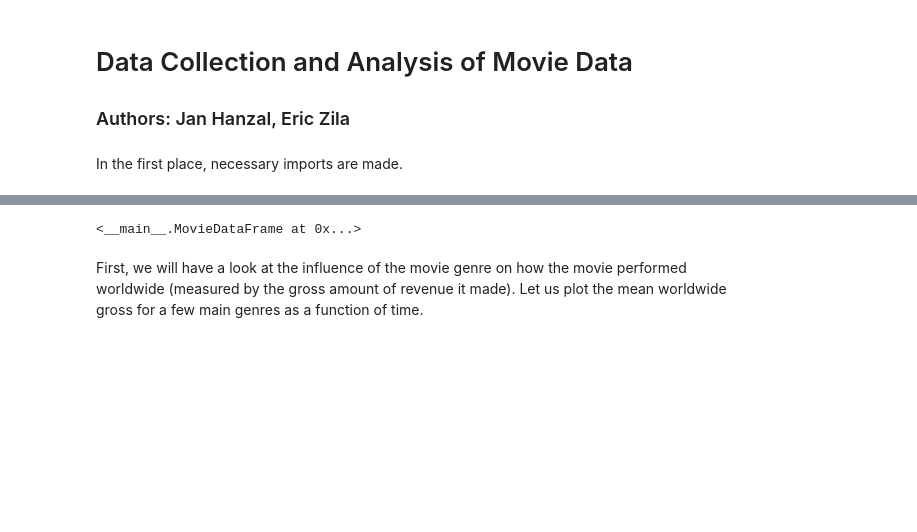
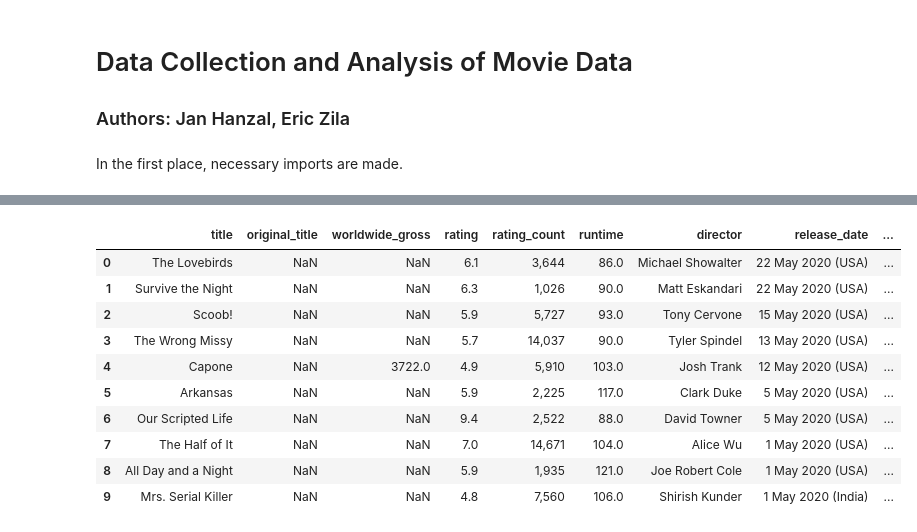
Before and after one commit to zilaeric/dpp-project, a Jupyter notebook: project.ipynb, the cells around one changed output, grey strips where cells are left out. Cells and saved outputs as stored; diff of their text form; code cells hidden in the pictures; blank space fills up the shorter version.

```diff
--- a/project.ipynb
+++ b/project.ipynb
@@ -597,7 +664,15 @@ df = pd.read_csv(r'data/data.csv')
 # %%
-df_obj = MovieDataFrame(csv_path='data/data.csv')
-df_obj.convert_columns()
+mdf = MovieDataFrame(csv_path=r'data/data.csv')
+mdf.df.iloc[0:10,:]
 # %% [output]
-<__main__.MovieDataFrame at 0x...>
+|  | title | original_title | worldwide_gross | rating | rating_count | runtime | director | release_date | ... |
+| 0 | The Lovebirds | NaN | NaN | 6.1 | 3,644 | 86.0 | Michael Showalter | 22 May 2020 (USA) | ... |
+| 1 | Survive the Night | NaN | NaN | 6.3 | 1,026 | 90.0 | Matt Eskandari | 22 May 2020 (USA) | ... |
+| 2 | Scoob! | NaN | NaN | 5.9 | 5,727 | 93.0 | Tony Cervone | 15 May 2020 (USA) | ... |
+| 3 | The Wrong Missy | NaN | NaN | 5.7 | 14,037 | 90.0 | Tyler Spindel | 13 May 2020 (USA) | ... |
+| 4 | Capone | NaN | 3722.0 | 4.9 | 5,910 | 103.0 | Josh Trank | 12 May 2020 (USA) | ... |
+| 5 | Arkansas | NaN | NaN | 5.9 | 2,225 | 117.0 | Clark Duke | 5 May 2020 (USA) | ... |
+| 6 | Our Scripted Life | NaN | NaN | 9.4 | 2,522 | 88.0 | David Towner | 5 May 2020 (USA) | ... |
+| 7 | The Half of It | NaN | NaN | 7.0 | 14,671 | 104.0 | Alice Wu | 1 May 2020 (USA) | ... |
+| 8 | All Day and a Night | NaN | NaN | 5.9 | 1,935 | 121.0 | Joe Robert Cole | 1 May 2020 (USA) | ... |
+| 9 | Mrs. Serial Killer | NaN | NaN | 4.8 | 7,560 | 106.0 | Shirish Kunder | 1 May 2020 (India) | ... |
-# %% [markdown]
-First, we will have a look at the influence of the movie genre on how the movie performed worldwide (measured by the gross amount of revenue it made). Let us plot the mean worldwide gross for a few main genres as a function of time.
```
Also changed, not shown: parts of 32 cells of this notebook.
